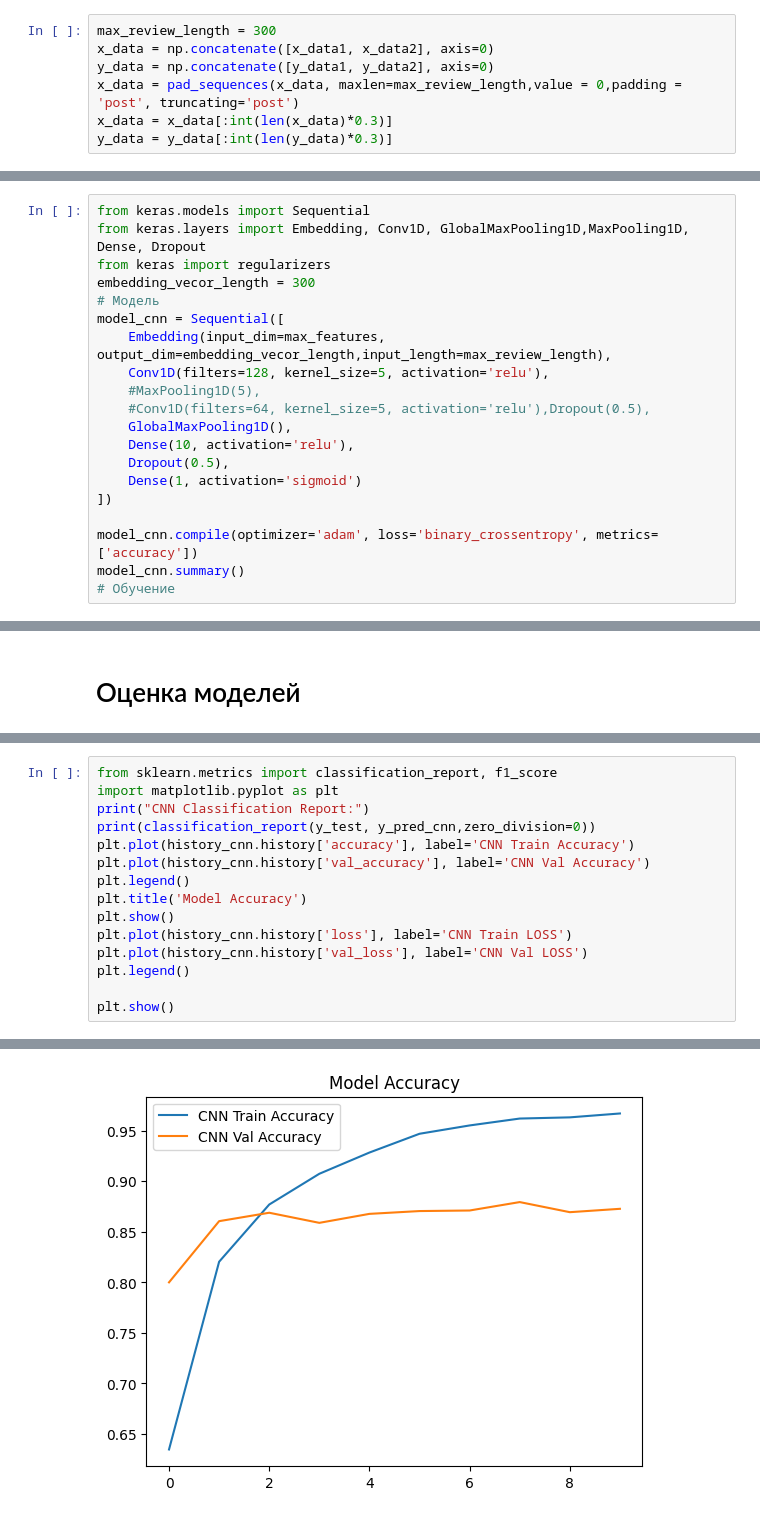
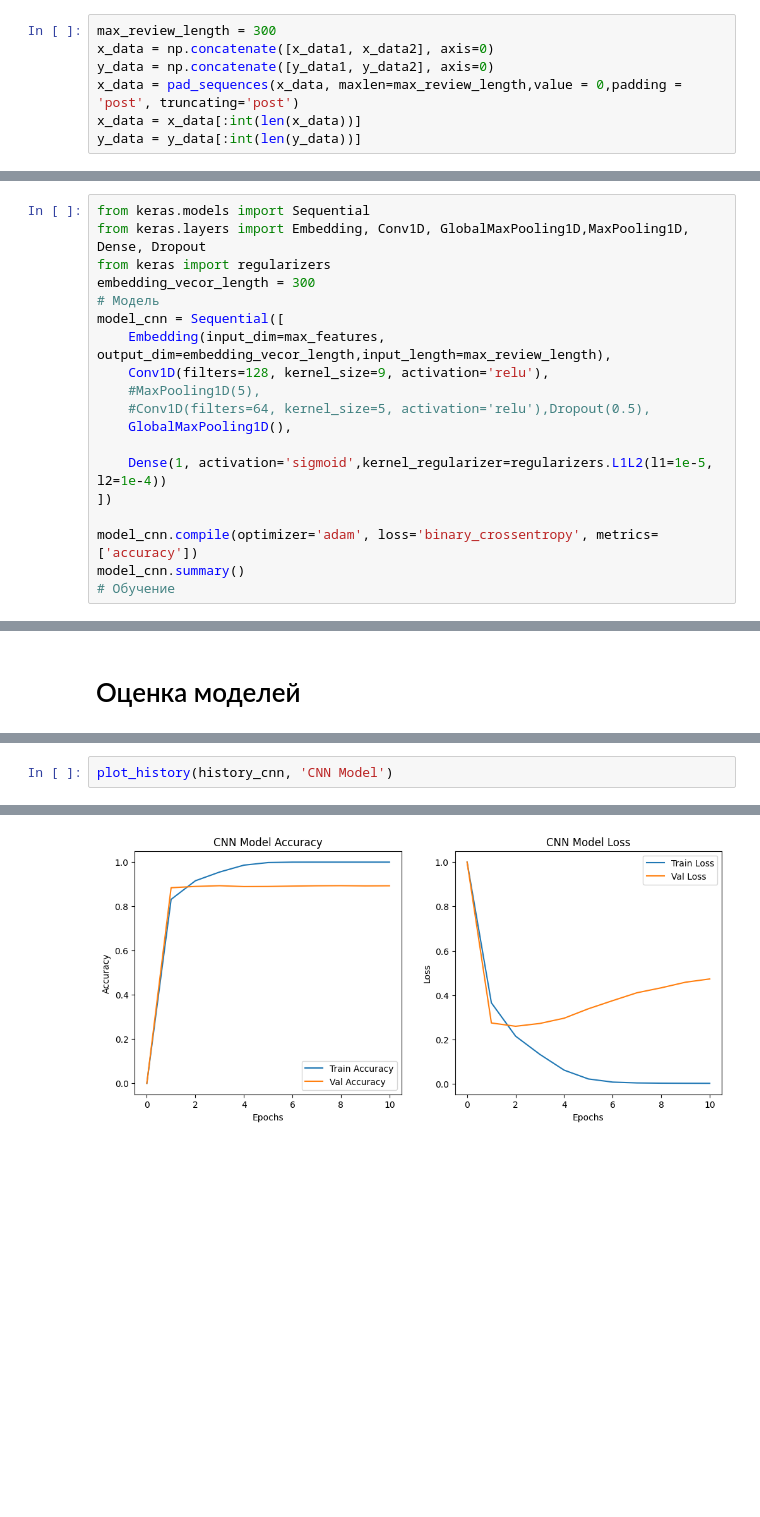
Before and after one commit to Al1Bi2/neural-networks-guap, a Jupyter notebook: lab5/lab5.ipynb, the cells around one changed output, grey strips where cells are left out. Cells and saved outputs as stored; diff of their text form; blank space fills up the shorter version.

```diff
--- a/lab5/lab5.ipynb
+++ b/lab5/lab5.ipynb
@@ -28,8 +28,8 @@ max_review_length = 300
 x_data = np.concatenate([x_data1, x_data2], axis=0)
 y_data = np.concatenate([y_data1, y_data2], axis=0)
 x_data = pad_sequences(x_data, maxlen=max_review_length,value = 0,padding = 'post', truncating='post')
-x_data = x_data[:int(len(x_data)*0.3)]
-y_data = y_data[:int(len(y_data)*0.3)]
+x_data = x_data[:int(len(x_data))]
+y_data = y_data[:int(len(y_data))]
 # %%
 
 x_train, x_temp, y_train, y_temp = train_test_split(x_data, y_data, test_size=0.15, random_state=42)
@@ -47,13 +47,12 @@ embedding_vecor_length = 300
 # Модель
 model_cnn = Sequential([
     Embedding(input_dim=max_features, output_dim=embedding_vecor_length,input_length=max_review_length),
-    Conv1D(filters=128, kernel_size=5, activation='relu'),
+    Conv1D(filters=128, kernel_size=9, activation='relu'),
     #MaxPooling1D(5),
     #Conv1D(filters=64, kernel_size=5, activation='relu'),Dropout(0.5),
     GlobalMaxPooling1D(),
-    Dense(10, activation='relu'),
-    Dropout(0.5),
-    Dense(1, activation='sigmoid')
+
+    Dense(1, activation='sigmoid',kernel_regularizer=regularizers.L1L2(l1=1e-5, l2=1e-4))
 ])
 
 model_cnn.compile(optimizer='adam', loss='binary_crossentropy', metrics=['accuracy'])
@@ -200,16 +289,3 @@ y_pred_cnn = (model_cnn.predict(x_test) > 0.5).astype(int)
 # %%
-from sklearn.metrics import classification_report, f1_score
-import matplotlib.pyplot as plt
-print("CNN Classification Report:")
-print(classification_report(y_test, y_pred_cnn,zero_division=0))
-plt.plot(history_cnn.history['accuracy'], label='CNN Train Accuracy')
-plt.plot(history_cnn.history['val_accuracy'], label='CNN Val Accuracy')
-plt.legend()
-plt.title('Model Accuracy')
-plt.show()
-plt.plot(history_cnn.history['loss'], label='CNN Train LOSS')
-plt.plot(history_cnn.history['val_loss'], label='CNN Val LOSS')
-plt.legend()
-
-plt.show()
+plot_history(history_cnn, 'CNN Model')
 # %% [output]
@@ -225 +292 @@ weighted avg       0.90      0.90      0.90       450
-[figure, old version]
+[figure, new version]
```
Also changed, not shown: parts of 27 cells of this notebook.
